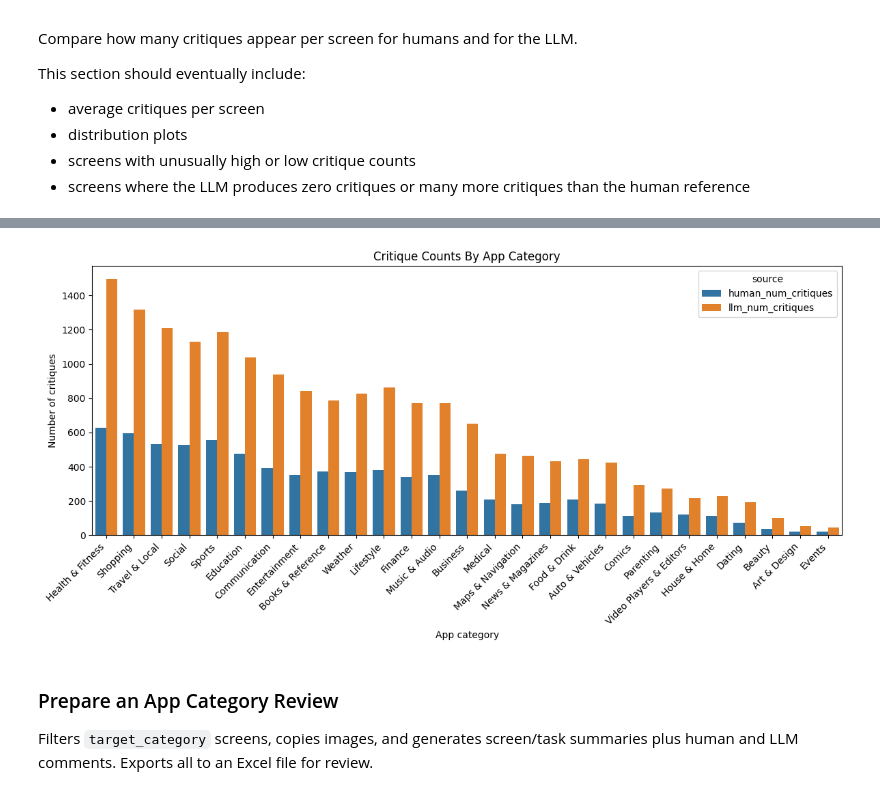
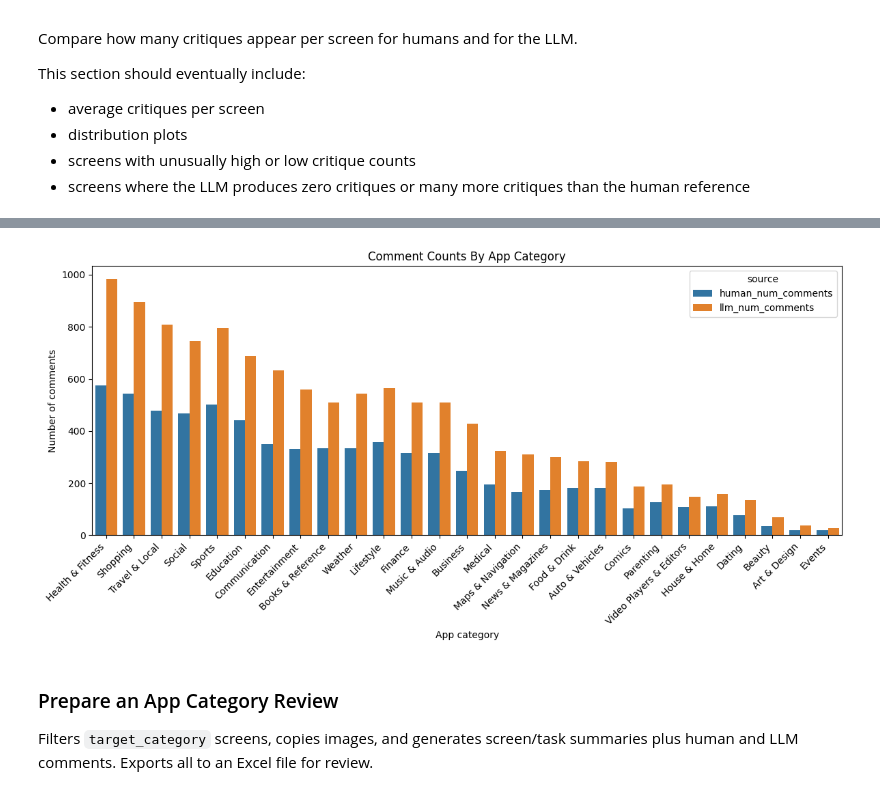
Before and after one commit to mm-khalil1/LLM-vs-Human-UI-Critique-Analysis, a Jupyter notebook: code/analysis/comments_results_analysis.ipynb, the cells around one changed output, grey strips where cells are left out. Cells and saved outputs as stored; diff of their text form; code cells hidden in the pictures.

```diff
--- a/code/analysis/comments_results_analysis.ipynb
+++ b/code/analysis/comments_results_analysis.ipynb
@@ -248,7 +251,7 @@ Expected fields at this stage:
 This table remains in nested format initially and will be exploded later in Section 4.
 # %%
 dataset_dir = Path('../../data/dataset/cleaned_dataset')
-human_reference_file = dataset_dir / 'human_comments_exact_dedup.parquet'
+human_reference_file = dataset_dir / 'human_comments_semantic_dedup.parquet'
 results_dir = Path(f'../results/{STAGE}/parquet')
 results_file_base = f'{STAGE}-{{prompting_type}}-{TASK_SUBSET}-{{model_short}}-responses.parquet'
 
@@ -334,7 +337,7 @@ def load_model_critiques(prompting_type, selected_models):
             raise KeyError(f"Expected 'critiques' column in {results_file}")
 
         df['critiques'] = df['critiques'].apply(parse_critiques_payload)
-        df['num_llm_critiques'] = df['critiques'].apply(lambda x: len(x) if isinstance(x, list) else 0)
+        df['num_llm_comments'] = df['critiques'].apply(lambda x: len(x) if isinstance(x, list) else 0)
 
         model_dfs[model_name] = df
 
@@ -375,9 +378,13 @@ for model_name in selected_models:
     else:
         common_keys_df = common_keys_df.merge(model_key_frames[model_name], on=key_cols, how='inner')
 
-experts_df_shared = experts_df.merge(common_keys_df, on=key_cols, how='inner').copy()
+human_key_frame = experts_df[key_cols].drop_duplicates().copy()
+analysis_keys_df = common_keys_df.merge(human_key_frame, on=key_cols, how='inner')
+dropped_llm_only_keys = len(common_keys_df) - len(analysis_keys_df)
+
+experts_df_shared = experts_df.merge(analysis_keys_df, on=key_cols, how='inner').copy()
 shared_model_dfs = {
-    model_name: df.merge(common_keys_df, on=key_cols, how='inner').copy()
+    model_name: df.merge(analysis_keys_df, on=key_cols, how='inner').copy()
     for model_name, df in model_dfs.items()
 }
 
@@ -402,9 +409,9 @@ for model_name, df in shared_model_dfs.items():
 shared_summary_df = pd.DataFrame(shared_summary_rows)
 display(shared_summary_df)
 
-missing_human_keys = len(common_keys_df) - len(experts_df_shared[key_cols].drop_duplicates())
-print('Common analysis keys:', len(common_keys_df))
-print('Missing keys from human reference after filtering:', missing_human_keys)
+print('LLM-common task rows:', len(common_keys_df))
+print('Final shared task rows used for analysis:', len(analysis_keys_df))
+print('Dropped LLM-only task rows with no cleaned human reference:', dropped_llm_only_keys)
 print('Active analysis dataframe:', selected_models[0])
 
 responses_df.head(2)
@@ -758,65 +761,63 @@ Potential outputs:
 # %%
-human_app_category_summary = (
-    human_comments_long_df.groupby('app_category')
+human_category_summary_df = (
+    human_comments_df.groupby("app_category")
     .agg(
-        human_num_screens=('screen_id', 'nunique'),
-        human_num_screen_tasks=('screen_task_id', 'nunique'),
-        human_num_critiques=('comment_id', 'count'),
+        human_num_screens=("screen_id", "nunique"),
+        human_num_screen_tasks=("screen_task_id", "nunique"),
+        human_num_comments=("comment_id", "count"),
     )
     .reset_index()
 )
 
-llm_with_category_df = llm_critiques_long_df.copy()
-
-llm_app_category_summary = (
-    llm_with_category_df.groupby('app_category')
+llm_category_summary_df = (
+    llm_comments_df.groupby("app_category")
     .agg(
-        llm_num_screens=('screen_id', 'nunique'),
-        llm_num_screen_tasks=('screen_task_id', 'nunique'),
-        llm_num_critiques=('comment_id', 'count'),
-        llm_guideline_reference_nonnull=('guideline_reference', lambda s: s.notna().sum()),
+        llm_num_screens=("screen_id", "nunique"),
+        llm_num_screen_tasks=("screen_task_id", "nunique"),
+        llm_num_comments=("comment_id", "count"),
+        llm_guideline_reference_nonnull=("guideline_reference", lambda s: s.notna().sum()),
     )
     .reset_index()
 )
 
 app_category_summary_df = (
-    human_app_category_summary
-    .merge(llm_app_category_summary, on='app_category', how='outer')
+    human_category_summary_df
+    .merge(llm_category_summary_df, on="app_category", how="outer")
     .fillna(0)
 )
 
 for col in [
-    'human_num_screens', 'human_num_screen_tasks', 'human_num_critiques',
-    'llm_num_screens', 'llm_num_screen_tasks', 'llm_num_critiques', 'llm_guideline_reference_nonnull'
+    "human_num_screens", "human_num_screen_tasks", "human_num_comments",
+    "llm_num_screens", "llm_num_screen_tasks", "llm_num_comments", "llm_guideline_reference_nonnull"
 ]:
     app_category_summary_df[col] = app_category_summary_df[col].astype(int)
 
-app_category_summary_df['human_mean_critiques_per_screen'] = (
-    app_category_summary_df['human_num_critiques'] / app_category_summary_df['human_num_screens'].replace(0, np.nan)
+app_category_summary_df["human_mean_comments_per_screen"] = (
+    app_category_summary_df["human_num_comments"] / app_category_summary_df["human_num_screens"].replace(0, np.nan)
 )
-app_category_summary_df['llm_mean_critiques_per_screen'] = (
-    app_category_summary_df['llm_num_critiques'] / app_category_summary_df['llm_num_screens'].replace(0, np.nan)
+app_category_summary_df["llm_mean_comments_per_screen"] = (
+    app_category_summary_df["llm_num_comments"] / app_category_summary_df["llm_num_screens"].replace(0, np.nan)
 )
-app_category_summary_df['llm_minus_human_mean_critiques_per_screen'] = (
-    app_category_summary_df['llm_mean_critiques_per_screen'] - app_category_summary_df['human_mean_critiques_per_screen']
+app_category_summary_df["llm_minus_human_mean_comments_per_screen"] = (
+    app_category_summary_df["llm_mean_comments_per_screen"] - app_category_summary_df["human_mean_comments_per_screen"]
 )
 
-app_category_summary_df = app_category_summary_df.sort_values('human_num_screens', ascending=False)
+app_category_summary_df = app_category_summary_df.sort_values("human_num_screens", ascending=False)
 display(app_category_summary_df)
 
 plot_category_df = app_category_summary_df.melt(
-    id_vars='app_category',
-    value_vars=['human_num_critiques', 'llm_num_critiques'],
-    var_name='source',
-    value_name='num_critiques',
+    id_vars="app_category",
+    value_vars=["human_num_comments", "llm_num_comments"],
+    var_name="source",
+    value_name="num_comments",
 )
 
 plt.figure(figsize=(12, 6))
-sns.barplot(data=plot_category_df, x='app_category', y='num_critiques', hue='source')
-plt.title('Critique Counts By App Category')
-plt.xlabel('App category')
-plt.ylabel('Number of critiques')
-plt.xticks(rotation=45, ha='right')
+sns.barplot(data=plot_category_df, x="app_category", y="num_comments", hue="source")
+plt.title("Comment Counts By App Category")
+plt.xlabel("App category")
+plt.ylabel("Number of comments")
+plt.xticks(rotation=45, ha="right")
 plt.tight_layout()
 plt.show()
 # %% [output]
@@ -839,5 +840,5 @@ plt.show()
 | 10 | Events | 2 | 4 | 20 | 2 | ... |
-[figure, old version]
+[figure, new version]
 # %% [markdown]
 ### Prepare an App Category Review
 
```
Also changed, not shown: parts of 49 cells of this notebook, 8 other files.
